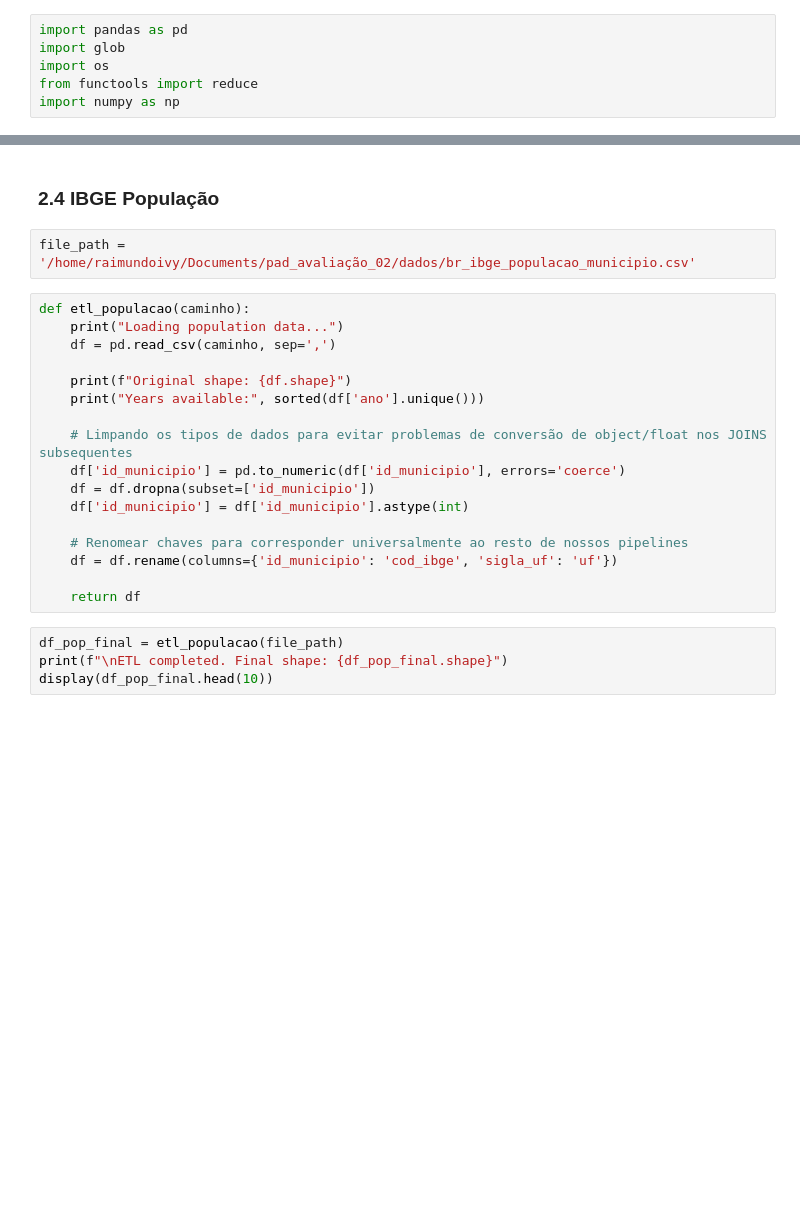
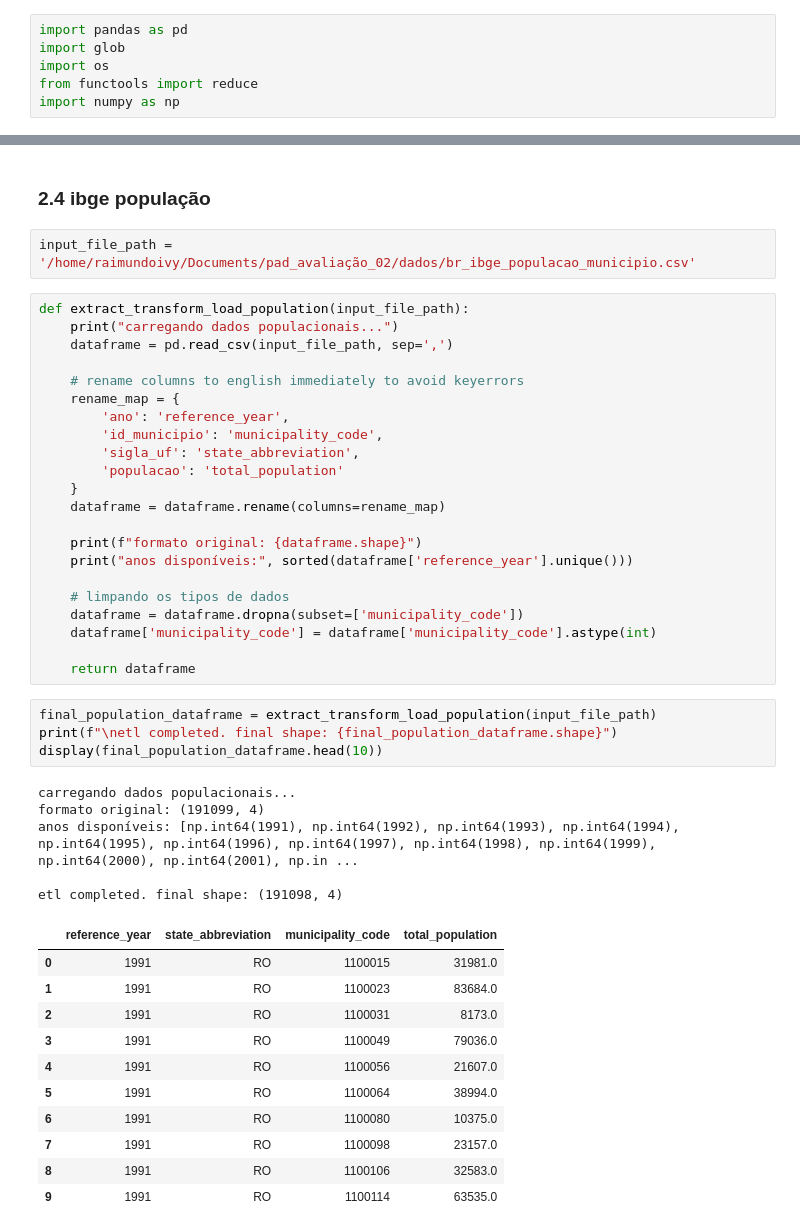
Before and after one commit to Raimundoivy/pad_avaliacao_02, a Jupyter notebook: notebooks/pad_avaliacao_02.ipynb, the cells around one changed output, grey strips where cells are left out. Cells and saved outputs as stored; diff of their text form; blank space fills up the shorter version.

```diff
--- a/notebooks/pad_avaliacao_02.ipynb
+++ b/notebooks/pad_avaliacao_02.ipynb
@@ -299,26 +367,48 @@ print("Done!")
 # %% [markdown]
-### 2.4 IBGE População
+### 2.4 ibge população
 # %%
-file_path = '/home/raimundoivy/Documents/pad_avaliação_02/dados/br_ibge_populacao_municipio.csv'
+input_file_path = '/home/raimundoivy/Documents/pad_avaliação_02/dados/br_ibge_populacao_municipio.csv'
 # %%
-def etl_populacao(caminho):
-    print("Loading population data...")
-    df = pd.read_csv(caminho, sep=',')
+def extract_transform_load_population(input_file_path):
+    print("carregando dados populacionais...")
+    dataframe = pd.read_csv(input_file_path, sep=',')
 
-    print(f"Original shape: {df.shape}")
-    print("Years available:", sorted(df['ano'].unique()))
+    # rename columns to english immediately to avoid keyerrors
+    rename_map = {
+        'ano': 'reference_year',
+        'id_municipio': 'municipality_code',
+        'sigla_uf': 'state_abbreviation',
+        'populacao': 'total_population'
+    }
+    dataframe = dataframe.rename(columns=rename_map)
 
-    # Limpando os tipos de dados para evitar problemas de conversão de object/float nos JOINS subsequentes
-    df['id_municipio'] = pd.to_numeric(df['id_municipio'], errors='coerce')
-    df = df.dropna(subset=['id_municipio'])
-    df['id_municipio'] = df['id_municipio'].astype(int)
+    print(f"formato original: {dataframe.shape}")
+    print("anos disponíveis:", sorted(dataframe['reference_year'].unique()))
 
-    # Renomear chaves para corresponder universalmente ao resto de nossos pipelines
-    df = df.rename(columns={'id_municipio': 'cod_ibge', 'sigla_uf': 'uf'})
+    # limpando os tipos de dados
+    dataframe = dataframe.dropna(subset=['municipality_code'])
+    dataframe['municipality_code'] = dataframe['municipality_code'].astype(int)
 
-    return df
+    return dataframe
 # %%
-df_pop_final = etl_populacao(file_path)
-print(f"\nETL completed. Final shape: {df_pop_final.shape}")
-display(df_pop_final.head(10))
+final_population_dataframe = extract_transform_load_population(input_file_path)
+print(f"\netl completed. final shape: {final_population_dataframe.shape}")
+display(final_population_dataframe.head(10))
+# %% [output]
+carregando dados populacionais...
+formato original: (191099, 4)
+anos disponíveis: [np.int64(1991), np.int64(1992), np.int64(1993), np.int64(1994), np.int64(1995), np.int64(1996), np.int64(1997), np.int64(1998), np.int64(1999), np.int64(2000), np.int64(2001), np.in ...
+
+etl completed. final shape: (191098, 4)
+|  | reference_year | state_abbreviation | municipality_code | total_population |
+| 0 | 1991 | RO | 1100015 | 31981.0 |
+| 1 | 1991 | RO | 1100023 | 83684.0 |
+| 2 | 1991 | RO | 1100031 | 8173.0 |
+| 3 | 1991 | RO | 1100049 | 79036.0 |
+| 4 | 1991 | RO | 1100056 | 21607.0 |
+| 5 | 1991 | RO | 1100064 | 38994.0 |
+| 6 | 1991 | RO | 1100080 | 10375.0 |
+| 7 | 1991 | RO | 1100098 | 23157.0 |
+| 8 | 1991 | RO | 1100106 | 32583.0 |
+| 9 | 1991 | RO | 1100114 | 63535.0 |
 # %%
```
Also changed, not shown: parts of 48 cells of this notebook, 15 other files.
